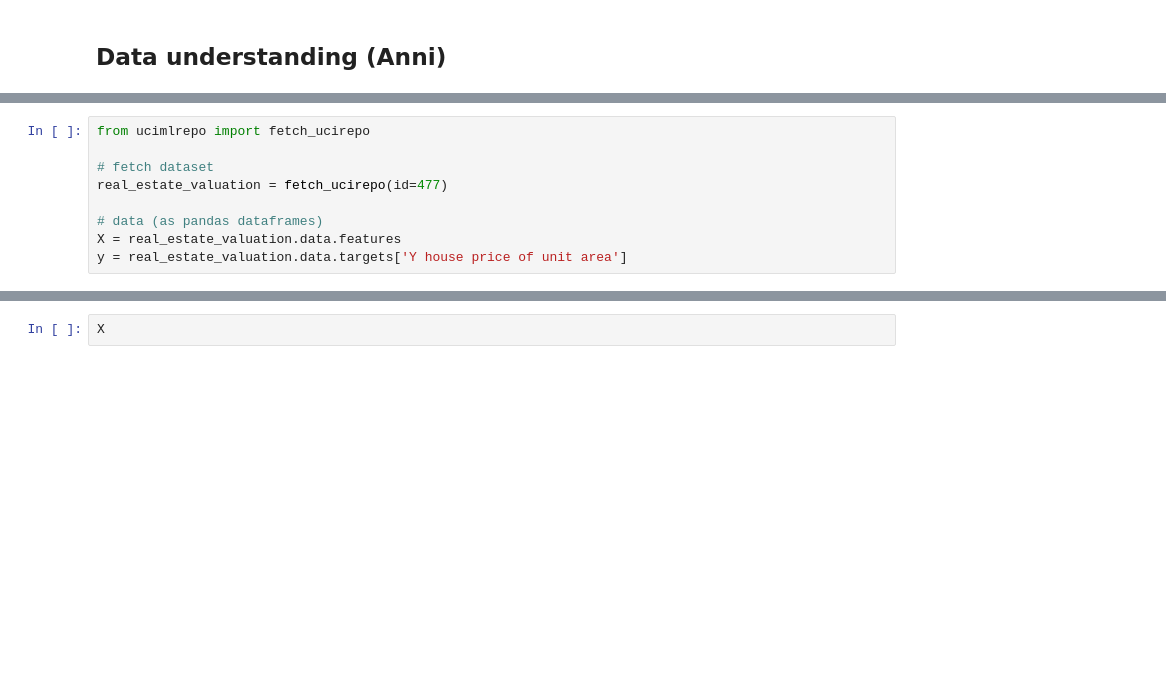
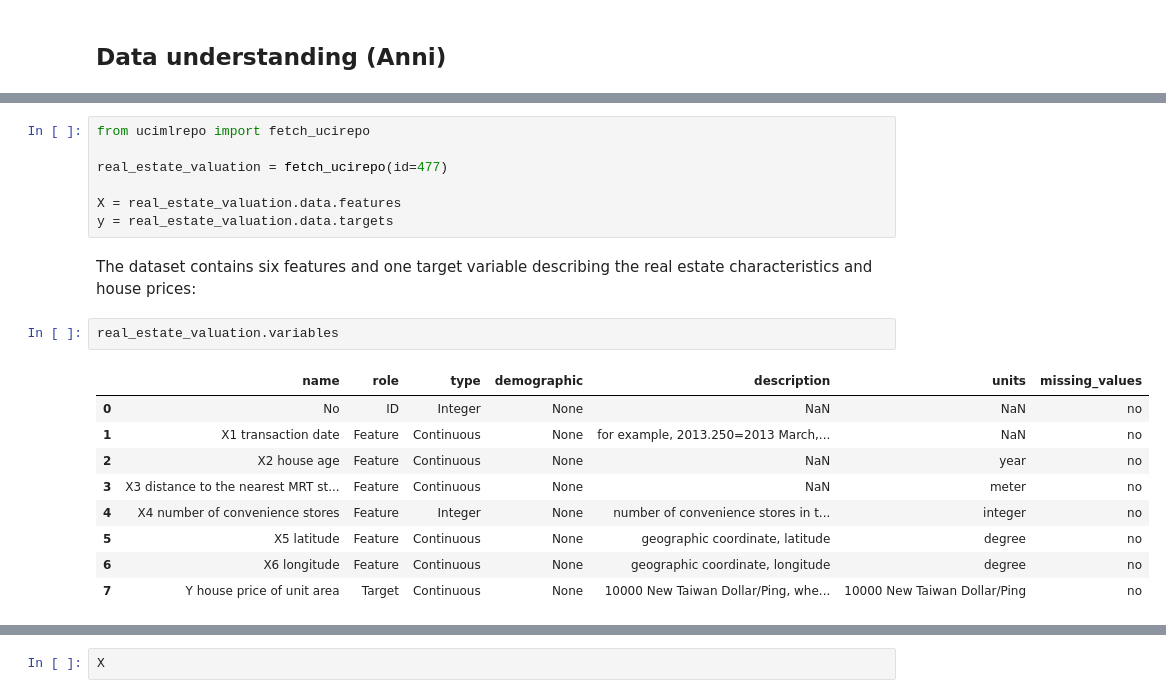
Before and after one commit to sandra-sanj/data_handling_and_mml_exercises, a Jupyter notebook: exercise_4.ipynb, the cells around one changed output, grey strips where cells are left out. Saved outputs shown, nothing was run; the diff lists cells and outputs as text; blank space fills up the shorter version.

```diff
--- a/exercise_4.ipynb
+++ b/exercise_4.ipynb
@@ -7,9 +16,21 @@
 # %%
 from ucimlrepo import fetch_ucirepo
 
-# fetch dataset
 real_estate_valuation = fetch_ucirepo(id=477)
 
-# data (as pandas dataframes)
 X = real_estate_valuation.data.features
-y = real_estate_valuation.data.targets['Y house price of unit area']
+y = real_estate_valuation.data.targets
+# %% [markdown]
+The dataset contains six features and one target variable describing the real estate characteristics and house prices:
+# %%
+real_estate_valuation.variables
+# %% [output]
+|  | name | role | type | demographic | description | units | missing_values |
+| 0 | No | ID | Integer | None | NaN | NaN | no |
+| 1 | X1 transaction date | Feature | Continuous | None | for example, 2013.250=2013 March,... | NaN | no |
+| 2 | X2 house age | Feature | Continuous | None | NaN | year | no |
+| 3 | X3 distance to the nearest MRT st... | Feature | Continuous | None | NaN | meter | no |
+| 4 | X4 number of convenience stores | Feature | Integer | None | number of convenience stores in t... | integer | no |
+| 5 | X5 latitude | Feature | Continuous | None | geographic coordinate, latitude | degree | no |
+| 6 | X6 longitude | Feature | Continuous | None | geographic coordinate, longitude | degree | no |
+| 7 | Y house price of unit area | Target | Continuous | None | 10000 New Taiwan Dollar/Ping, whe... | 10000 New Taiwan Dollar/Ping | no |
```
Also changed, not shown: parts of 15 cells of this notebook.
